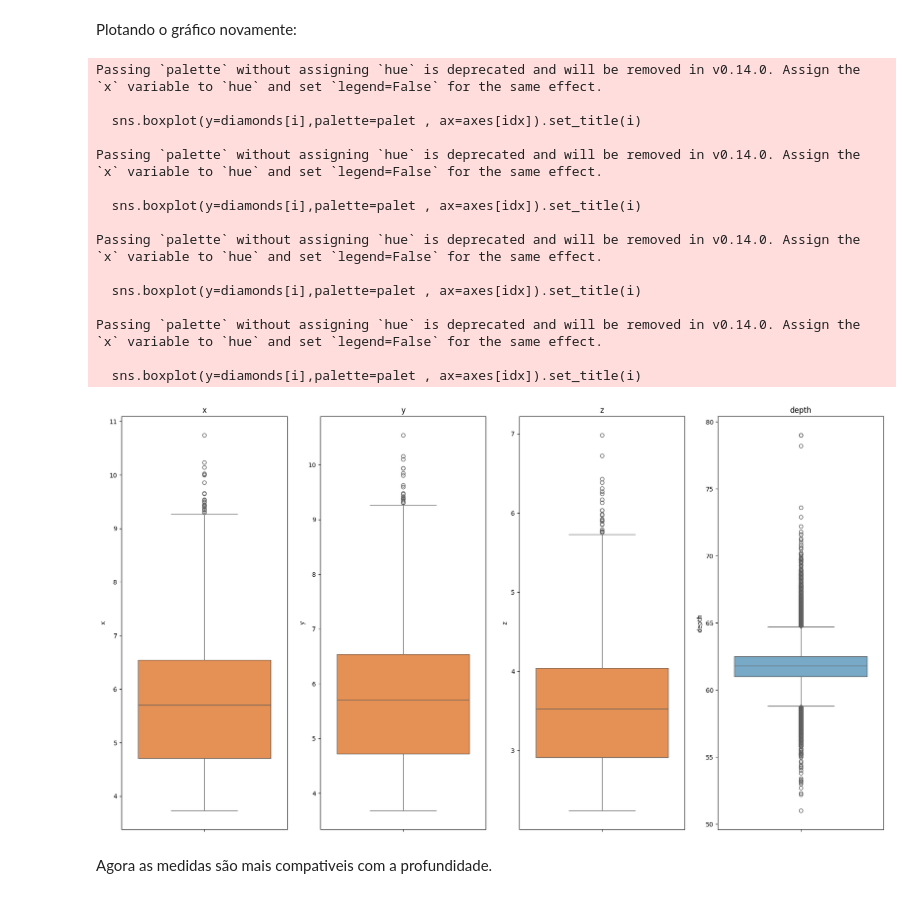
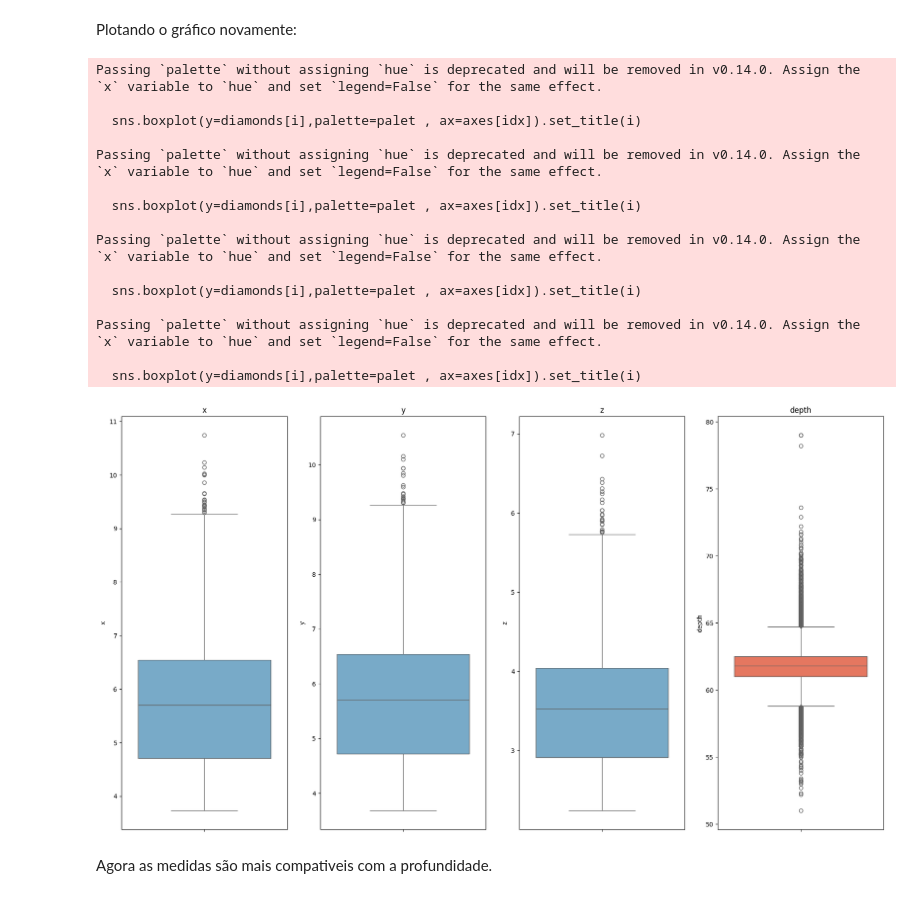
Before and after one commit to IIsteinII/ADA-E1, a Jupyter notebook: diamonds.ipynb, the cells around one changed output. Cells and saved outputs as stored; diff of their text form; code cells hidden in the pictures.

```diff
--- a/diamonds.ipynb
+++ b/diamonds.ipynb
@@ -189,7 +198,7 @@ As assimetrias tiveram a seguinte distribuição:
 fig, axes = plt.subplots(nrows=1, ncols=3, figsize=(20,7))
 idx = 0
 for i in ['cut', 'color', 'clarity']:
-    sns.countplot(data=diamonds, x=i,palette='plasma' , ax=axes[idx]).set_title(i)
+    sns.countplot(data=diamonds, x=i,palette='crest' , ax=axes[idx]).set_title(i)
     idx += 1
 plt.show()
 # %% [output]
@@ -217,7 +226,7 @@ Passing `palette` without assigning `hue` is deprecated and will be removed in v
 fig, axes = plt.subplots(nrows=1, ncols=4, figsize=(22,12))
 idx = 0
 for i in ['x', 'y', 'z', 'depth']:
-    palet = ('Greens' if i in 'xyz' else 'Oranges')
+    palet = ('Blues' if i in 'xyz' else 'Reds')
     sns.boxplot(y=diamonds[i],palette=palet , ax=axes[idx], orient='v').set_title(i)
     idx += 1
 plt.show()
@@ -268,28 +262,28 @@ Plotando o gráfico novamente:
 # %%
 fig, axes = plt.subplots(nrows=1, ncols=4, figsize=(22,12))
 idx = 0
 for i in ['x', 'y', 'z', 'depth']:
-    palet = ('Oranges' if i in 'xyz' else 'Blues')
+    palet = ('Blues' if i in 'xyz' else 'Reds')
     sns.boxplot(y=diamonds[i],palette=palet , ax=axes[idx]).set_title(i)
     idx += 1
 plt.show()
 # %% [output]
 Passing `palette` without assigning `hue` is deprecated and will be removed in v0.14.0. Assign the `x` variable to `hue` and set `legend=False` for the same effect.
 
   sns.boxplot(y=diamonds[i],palette=palet , ax=axes[idx]).set_title(i)
 
 Passing `palette` without assigning `hue` is deprecated and will be removed in v0.14.0. Assign the `x` variable to `hue` and set `legend=False` for the same effect.
 
   sns.boxplot(y=diamonds[i],palette=palet , ax=axes[idx]).set_title(i)
 
 Passing `palette` without assigning `hue` is deprecated and will be removed in v0.14.0. Assign the `x` variable to `hue` and set `legend=False` for the same effect.
 
   sns.boxplot(y=diamonds[i],palette=palet , ax=axes[idx]).set_title(i)
 
 Passing `palette` without assigning `hue` is deprecated and will be removed in v0.14.0. Assign the `x` variable to `hue` and set `legend=False` for the same effect.
 
   sns.boxplot(y=diamonds[i],palette=palet , ax=axes[idx]).set_title(i)
-[figure, old version]
+[figure, new version]
 # %% [markdown]
 Agora as medidas são mais compativeis com a profundidade.
 # %% [markdown]
```
Also changed, not shown: parts of 21 cells of this notebook.
